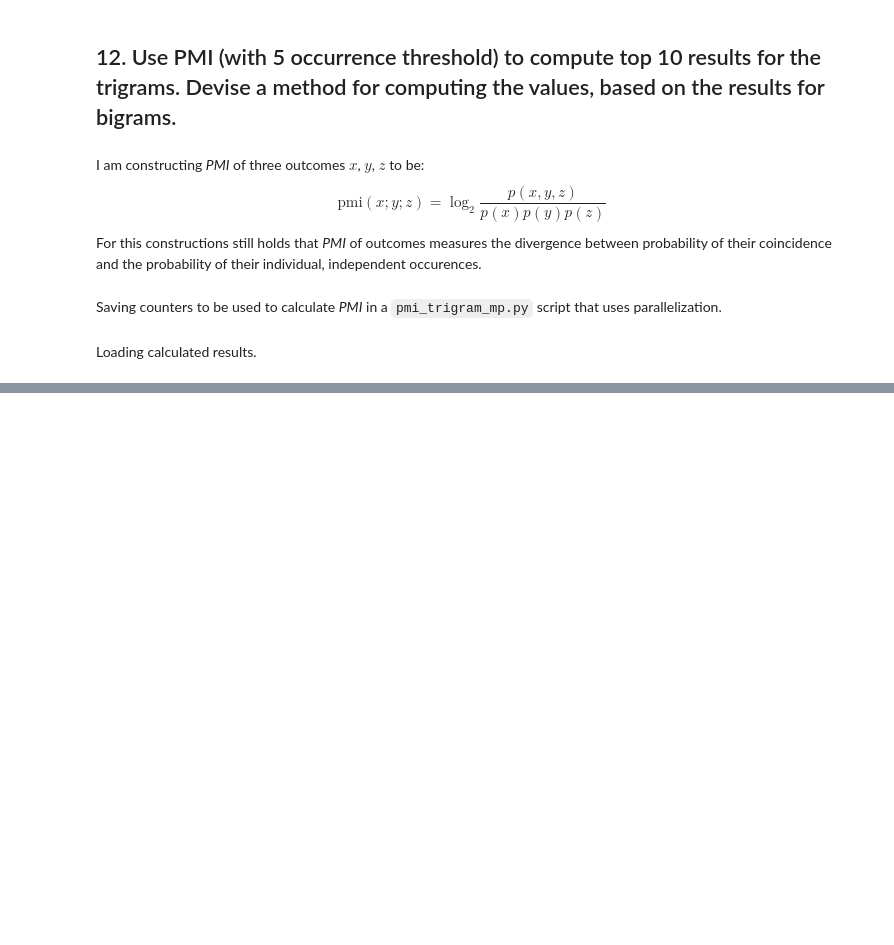
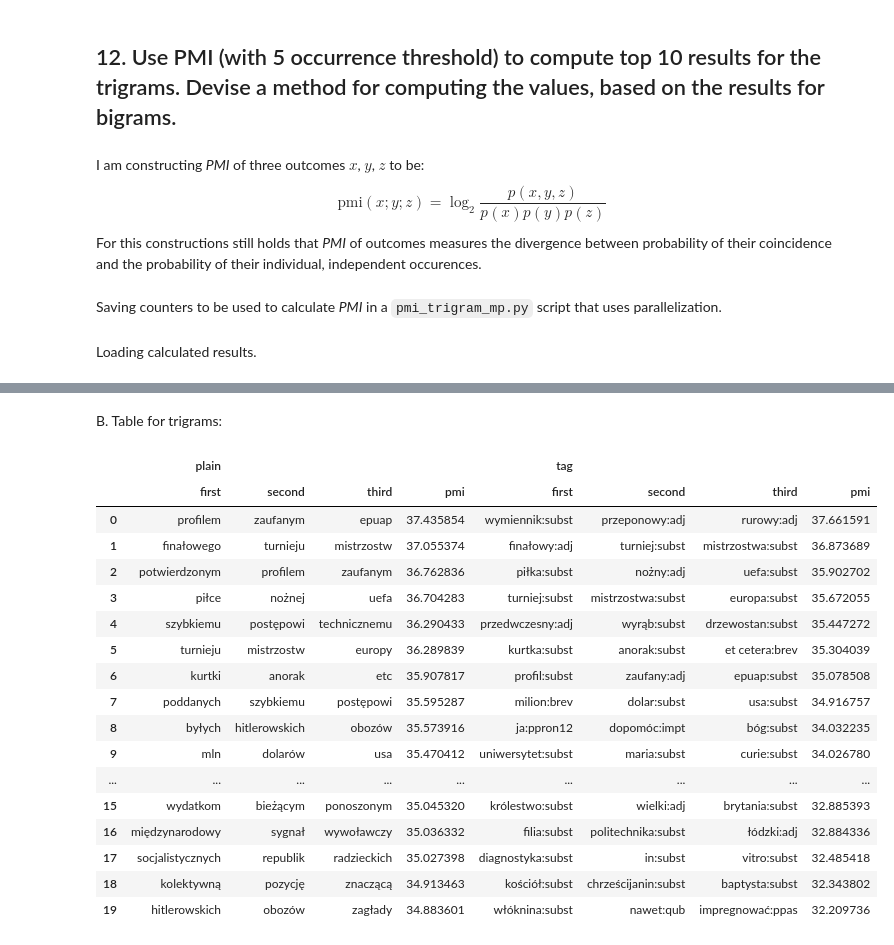
Before and after one commit to mwojtulewicz/agh-nlp, a Jupyter notebook: 04-multiword/multiword.ipynb, the cells around one changed output, grey strips where cells are left out. Saved outputs shown, nothing was run; the diff lists cells and outputs as text; code cells hidden in the pictures; blank space fills up the shorter version.

```diff
--- a/04-multiword/multiword.ipynb
+++ b/04-multiword/multiword.ipynb
@@ -412,0 +453,3 @@ Loading calculated results.
+# %%
+trigrams_pmi_5 = [(trigram, pmi) for trigram, pmi in trigrams_pmi if trigrams_counter[trigram] > 5]
+sorted(trigrams_pmi_5, key=lambda x: -x[1])[:10]
@@ -412,0 +489,3 @@ Loading calculated results.
+# %%
+tag_trigrams_pmi_5 = [(tag_trigram, pmi) for tag_trigram, pmi in tag_trigrams_pmi if tag_trigrams_counter[tag_trigram] > 5]
+sorted(tag_trigrams_pmi_5, key=lambda x: -x[1])[:10]
@@ -412,0 +507,2 @@ Loading calculated results.
+# %%
+pmi_sort_fn = lambda x: -x[1]
@@ -412,0 +551,42 @@ Loading calculated results.
+# %% [markdown]
+B. Table for trigrams:
+# %%
+plain_trigrams_df = pd.DataFrame.from_records(
+    data=[
+        (first, second, third, pmi)
+        for ((first, second, third), pmi) in sorted(trigrams_pmi_5, key=pmi_sort_fn)[:20]
+    ],
+    columns=["plain_first", "plain_second", "plain_third", "plain_pmi"],
+)
+
+tag_trigrams_df = pd.DataFrame.from_records(
+    data=[
+        (first, second, third, pmi)
+        for ((first, second, third), pmi) in sorted(tag_trigrams_pmi_5, key=pmi_sort_fn)[:20]
+    ],
+    columns=["tag_first", "tag_second", "tag_third", "tag_pmi"],
+)
+# %%
+trigrams_df = pd.concat((plain_trigrams_df, tag_trigrams_df), axis=1)
+trigrams_df.columns = trigrams_df.columns.str.split("_", expand=True)
+
+trigrams_df
+# %% [output]
+|  | plain |  |  |  | tag |  |  |  |
+|  | first | second | third | pmi | first | second | third | pmi |
+| 0 | profilem | zaufanym | epuap | 37.435854 | wymiennik:subst | przeponowy:adj | rurowy:adj | 37.661591 |
+| 1 | finałowego | turnieju | mistrzostw | 37.055374 | finałowy:adj | turniej:subst | mistrzostwa:subst | 36.873689 |
+| 2 | potwierdzonym | profilem | zaufanym | 36.762836 | piłka:subst | nożny:adj | uefa:subst | 35.902702 |
+| 3 | piłce | nożnej | uefa | 36.704283 | turniej:subst | mistrzostwa:subst | europa:subst | 35.672055 |
+| 4 | szybkiemu | postępowi | technicznemu | 36.290433 | przedwczesny:adj | wyrąb:subst | drzewostan:subst | 35.447272 |
+| 5 | turnieju | mistrzostw | europy | 36.289839 | kurtka:subst | anorak:subst | et cetera:brev | 35.304039 |
+| 6 | kurtki | anorak | etc | 35.907817 | profil:subst | zaufany:adj | epuap:subst | 35.078508 |
+| 7 | poddanych | szybkiemu | postępowi | 35.595287 | milion:brev | dolar:subst | usa:subst | 34.916757 |
+| 8 | byłych | hitlerowskich | obozów | 35.573916 | ja:ppron12 | dopomóc:impt | bóg:subst | 34.032235 |
+| 9 | mln | dolarów | usa | 35.470412 | uniwersytet:subst | maria:subst | curie:subst | 34.026780 |
+| ... | ... | ... | ... | ... | ... | ... | ... | ... |
+| 15 | wydatkom | bieżącym | ponoszonym | 35.045320 | królestwo:subst | wielki:adj | brytania:subst | 32.885393 |
+| 16 | międzynarodowy | sygnał | wywoławczy | 35.036332 | filia:subst | politechnika:subst | łódzki:adj | 32.884336 |
+| 17 | socjalistycznych | republik | radzieckich | 35.027398 | diagnostyka:subst | in:subst | vitro:subst | 32.485418 |
+| 18 | kolektywną | pozycję | znaczącą | 34.913463 | kościół:subst | chrześcijanin:subst | baptysta:subst | 32.343802 |
+| 19 | hitlerowskich | obozów | zagłady | 34.883601 | włóknina:subst | nawet:qub | impregnować:ppas | 32.209736 |
```
Also changed, not shown: parts of 25 cells of this notebook, 2 other files.
